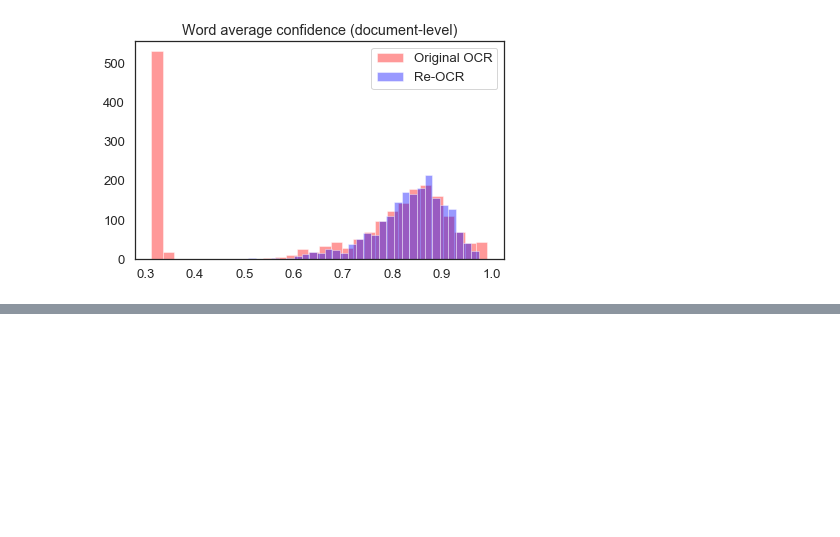
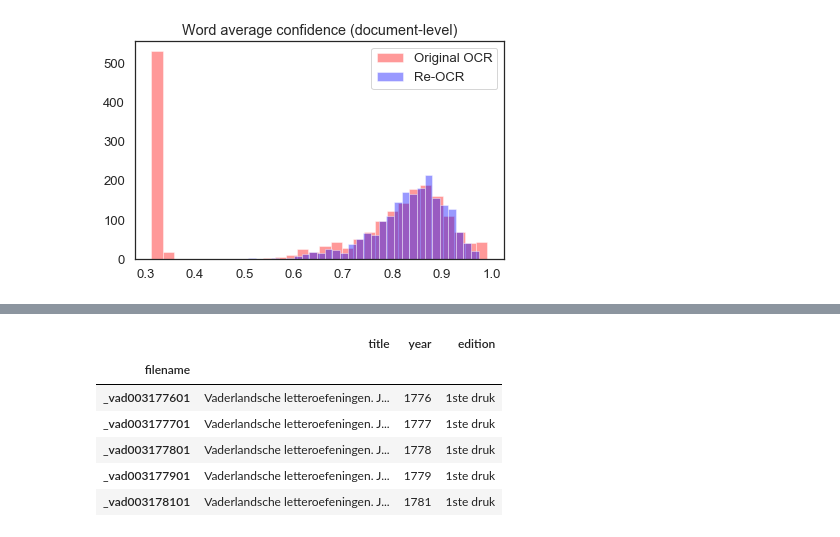
Before and after one commit to Giovanni1085/KB_OCR_impact, a Jupyter notebook: Create data frames.ipynb, the cells around one changed output, grey strips where cells are left out. Cells and saved outputs as stored; diff of their text form; code cells hidden in the pictures; blank space fills up the shorter version.

Commit message:
created DBNL data frame

```diff
--- a/Create data frames.ipynb
+++ b/Create data frames.ipynb
@@ -187,0 +194,7 @@ full_df.to_csv("full_df.csv", compression="gzip")
+# %%
+folder = os.path.join(os.environ['HOME'],"surfdrive/projects/KB_residence_OCR_2020/data/DBNL_OCR_dataset")
+
+# data folders
+ocr_folder = "TXT"
+ground_folder = "TEI"
+metadata_file = "Metadata_DBNL_OCR_v1.csv"
@@ -187,0 +274,10 @@ full_df.to_csv("full_df.csv", compression="gzip")
+# %%
+df_meta.head()
+# %% [output]
+|  | title | year | edition |
+| filename |  |  |  |
+| _vad003177601 | Vaderlandsche letteroefeningen. J... | 1776 | 1ste druk |
+| _vad003177701 | Vaderlandsche letteroefeningen. J... | 1777 | 1ste druk |
+| _vad003177801 | Vaderlandsche letteroefeningen. J... | 1778 | 1ste druk |
+| _vad003177901 | Vaderlandsche letteroefeningen. J... | 1779 | 1ste druk |
+| _vad003178101 | Vaderlandsche letteroefeningen. J... | 1781 | 1ste druk |
```
Also changed, not shown: parts of 22 cells of this notebook, 1 other file.
